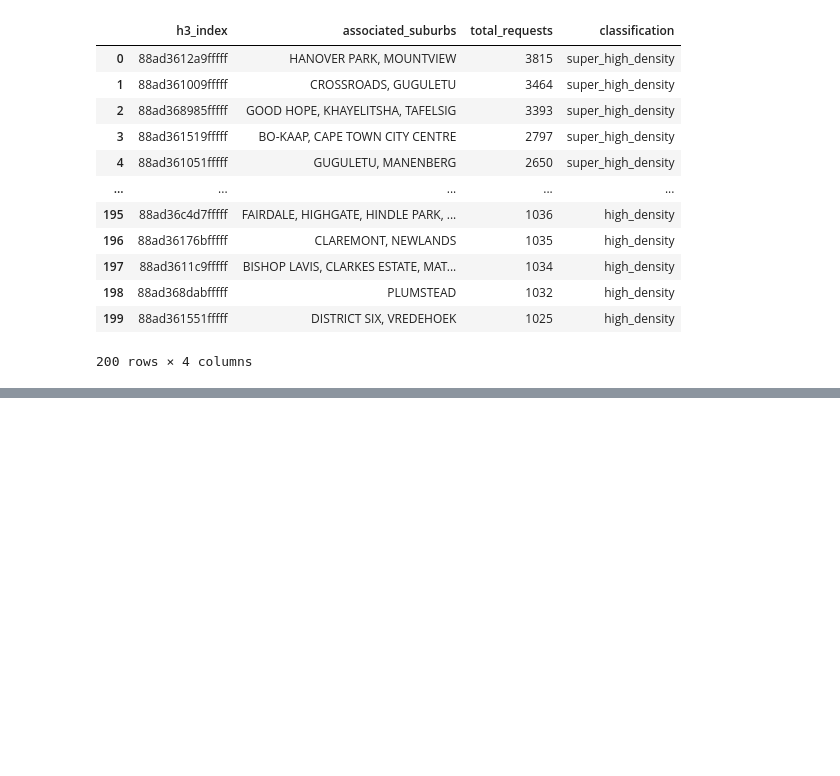
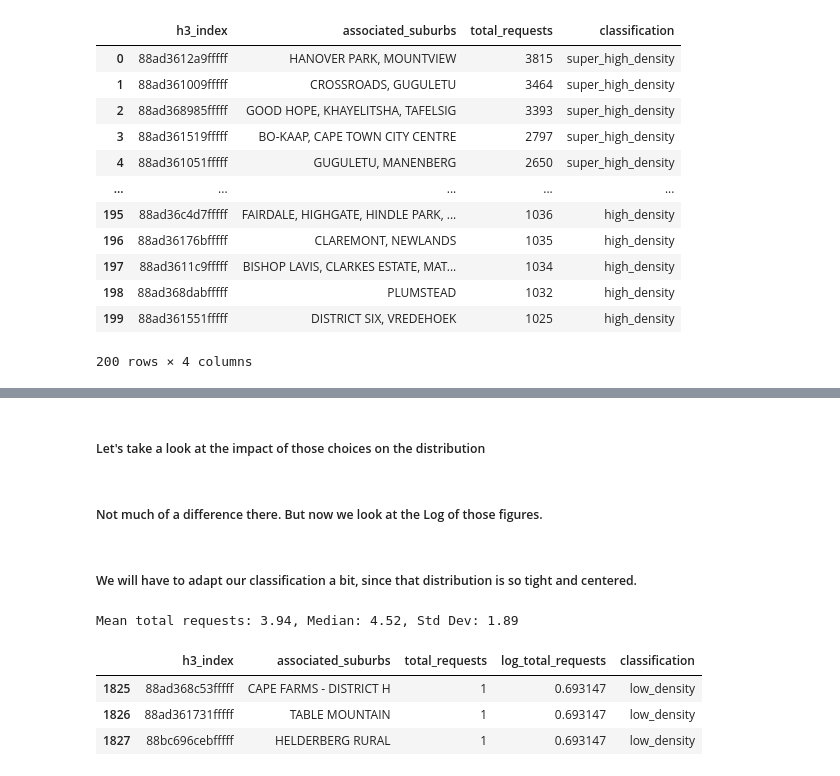
Before and after one commit to thedataferret/coct_ds_code_challenge, a Jupyter notebook: classification.ipynb, the cells around one changed output, grey strips where cells are left out. Saved outputs shown, nothing was run; the diff lists cells and outputs as text; code cells hidden in the pictures; blank space fills up the shorter version.

Commit message:
feat: added non-working-hours filter and log-transformed data

```diff
--- a/classification.ipynb
+++ b/classification.ipynb
@@ -799,7 +806,7 @@ def classify_density(x):
         return "very_high_density"
     elif x > mean_total + 1 * std_total:
         return "high_density"
-    elif x <= 3:
+    elif x <= 100:
         return "low_density"
     else:
         return "normal_density"
@@ -924,0 +947,16 @@ The hexes have been classified into 10 deciles based on service request volume:
+# %%
+# Create dataframe of unique h3 indexes with total requests, ranked descending, non-working hours only.
+df_hex_totals_classified_nwoo = (
+    df_hex_code_totals[df_hex_code_totals['working_hours'] == 'non_working_hours']
+    .groupby('h3_level8_index')['total_requests']
+    .sum()
+    .reset_index()
+    .sort_values('total_requests', ascending=False)
+    .rename(columns={'h3_level8_index': 'h3_index'})
+)
+
+# Add a logarithmic transformation of total_requests
+import numpy as np
+df_hex_totals_classified_nwoo['log_total_requests'] = np.log1p(df_hex_totals_classified_nwoo['total_requests'])
+# %% [markdown]
+##### Let's take a look at the impact of those choices on the distribution
@@ -924,0 +1074,2 @@ The hexes have been classified into 10 deciles based on service request volume:
+# %% [markdown]
+##### Not much of a difference there. But now we look at the Log of those figures.
@@ -924,0 +1186,45 @@ The hexes have been classified into 10 deciles based on service request volume:
+# %% [markdown]
+##### We will have to adapt our classification a bit, since that distribution is so tight and centered.
+# %%
+# Map associated suburbs for each h3 index as a comma-separated list,
+# replacing missing official_suburb with 'None'
+suburb_map = (
+    df_hex_suburb_map
+    .assign(official_suburb=df_hex_suburb_map['official_suburb'].fillna('None'))
+    .groupby('h3_level8_index')['official_suburb']
+    .apply(lambda x: ', '.join(sorted(set(x))))
+    .reset_index()
+    .rename(columns={'h3_level8_index': 'h3_index', 'official_suburb': 'associated_suburbs'})
+)
+
+df_hex_totals_classified_nwoo = df_hex_totals_classified_nwoo.merge(suburb_map, on='h3_index', how='left')
+
+
+# Reorder columns as required
+df_hex_totals_classified_nwoo = df_hex_totals_classified_nwoo[['h3_index', 'associated_suburbs', 'total_requests', 'log_total_requests']]
+
+# Calculate statistics
+mean_total = df_hex_totals_classified_nwoo['log_total_requests'].mean()
+median_total = df_hex_totals_classified_nwoo['log_total_requests'].median()
+std_total = df_hex_totals_classified_nwoo['log_total_requests'].std()
+
+print(f"Mean total requests: {mean_total:,.2f}, Median: {median_total:,.2f}, Std Dev: {std_total:,.2f}")
+
+# Density classification logic
+def classify_density(x):
+    if x > mean_total + 1 * std_total:
+        return "very_high_density"
+    elif x > mean_total:
+        return "high_density"
+    elif x <= mean_total -1 * std_total:
+        return "low_density"
+    else:
+        return "normal_density"
+
+df_hex_totals_classified_nwoo['classification'] = df_hex_totals_classified_nwoo['total_requests'].apply(classify_density)
+# %% [output]
+Mean total requests: 3.94, Median: 4.52, Std Dev: 1.89
+|  | h3_index | associated_suburbs | total_requests | log_total_requests | classification |
+| 1825 | 88ad368c53fffff | CAPE FARMS - DISTRICT H | 1 | 0.693147 | low_density |
+| 1826 | 88ad361731fffff | TABLE MOUNTAIN | 1 | 0.693147 | low_density |
+| 1827 | 88bc696cebfffff | HELDERBERG RURAL | 1 | 0.693147 | low_density |
```
Also changed, not shown: parts of 14 cells of this notebook, 1 other file.
